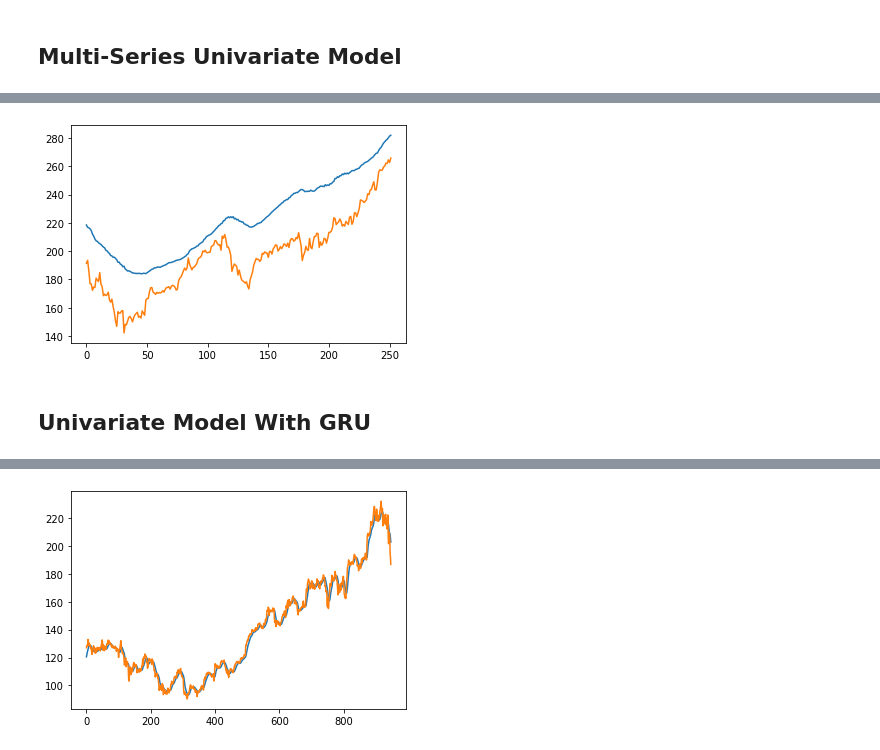
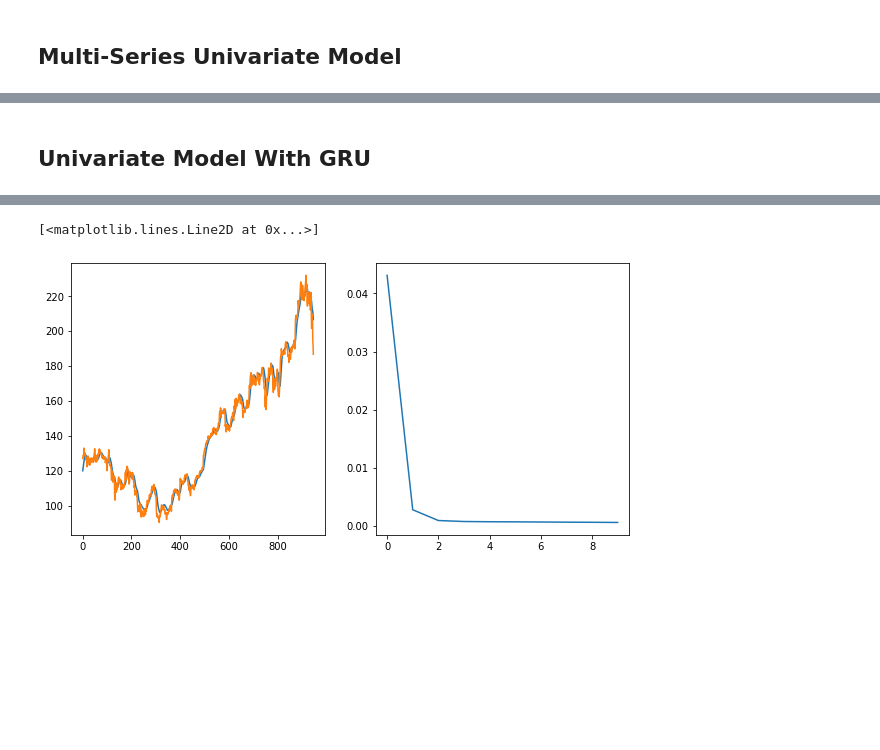
Before and after one commit to Samarmy/CS545TP, a Jupyter notebook: Armstrong-Choudhary-Hua-project.ipynb, the cells around one changed output, grey strips where cells are left out. Cells and saved outputs as stored; diff of their text form; code cells hidden in the pictures; blank space fills up the shorter version.

```diff
--- a/Armstrong-Choudhary-Hua-project.ipynb
+++ b/Armstrong-Choudhary-Hua-project.ipynb
@@ -786,9 +802,3 @@ predicted_stock_price = regressor.predict(X_test).reshape(-1, 1)
-# %%
-plt.plot(scUniSeries2.inverse_transform(predicted_stock_price))
-plt.plot(scUniSeries2.inverse_transform(Y_test))
-plt.show()
-# %% [output]
-[figure, removed]
 # %% [markdown]
 ## Univariate Model With GRU
 # %%
@@ -824,8 +835,16 @@ regressor.add(Dense(units = 1))
 regressor.compile(optimizer = 'adam', loss = 'mean_squared_error')
 
 # Fitting the RNN to the Training set
-regressor.fit(X_train, Y_train, epochs = 10)
+history = regressor.fit(X_train, Y_train, epochs = 10)
 predicted_stock_price = regressor.predict(X_train).reshape(-1, 1)
+
+plt.figure(figsize=(10, 5))
+plt.subplot(1, 2, 1)
+plt.plot(scUniSeries2.inverse_transform(predicted_stock_price))
+plt.plot(scUniSeries2.inverse_transform(Y_train))
+
+plt.subplot(1, 2, 2)
+plt.plot(history.history['loss'])
 # %% [output]
 Train on 947 samples
 Epoch 1/10
@@ -847,9 +866,5 @@ Epoch 10/10
+[<matplotlib.lines.Line2D at 0x...>]
+[figure, added]
-# %%
-plt.plot(scUniSeries2.inverse_transform(predicted_stock_price))
-plt.plot(scUniSeries2.inverse_transform(Y_train))
-plt.show()
-# %% [output]
-[figure, removed]
 # %%
 X_test = []
 for i in range(look_back_uni_series, testing_set.shape[0]):
```
Also changed, not shown: parts of 12 cells of this notebook.
